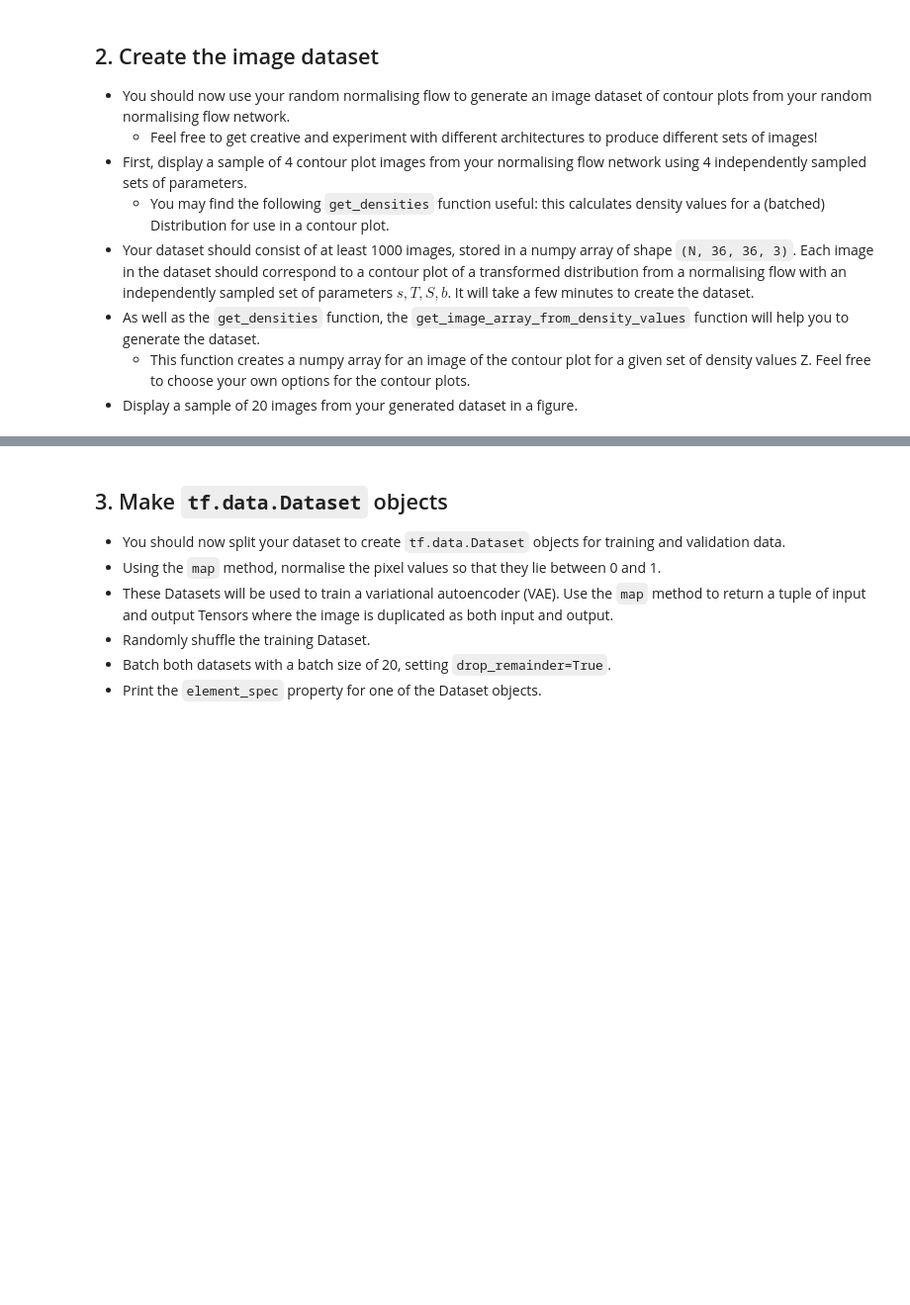
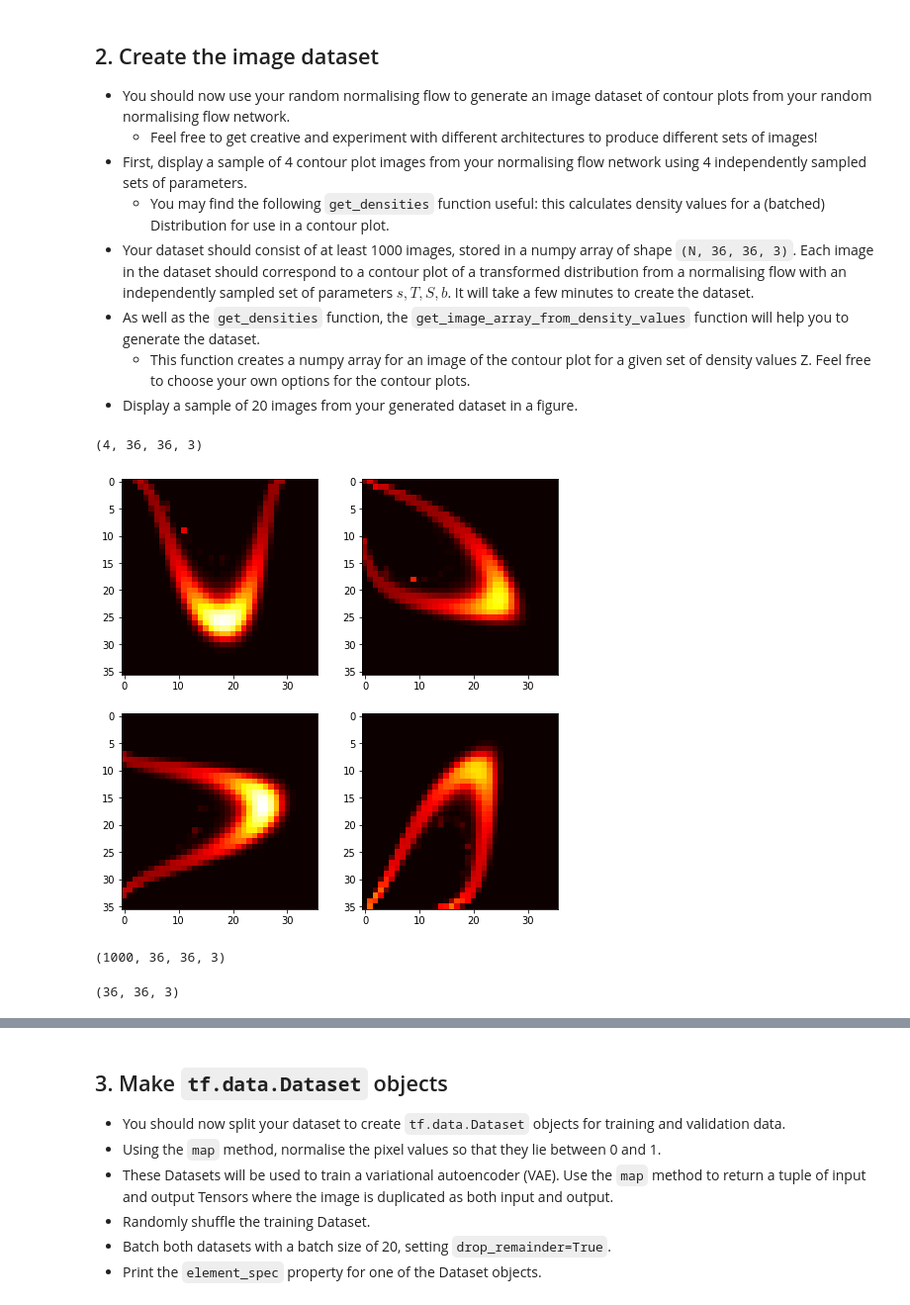
Before and after one commit to LuisDarioHinojosa/TF2_SP, a Jupyter notebook: C3/Capstone/Course_3_de_Capstone_Project.ipynb, the cells around one changed output, grey strips where cells are left out. Shown at 99% size. Cells and saved outputs as stored; diff of their text form; code cells hidden in the pictures; blank space fills up the shorter version.

```diff
--- a/C3/Capstone/Course_3_de_Capstone_Project.ipynb
+++ b/C3/Capstone/Course_3_de_Capstone_Project.ipynb
@@ -237,8 +227,10 @@ def extractFromDist(inputs,distributions):
 # %%
-def getImages(n ,baseDist = baseDistribution,inputs = inputs):
-  thetaDists, aDists = getManyRandomVariables(n)
-  #distributions = [performTransformation(baseDist,a,theta) for a,theta in zip(aDists,thetaDists)]
-  distributions = getDistributions(n,baseDist,aDists,thetaDists)
-  #Z = np.array([td.prob(inputs) for td in distributions])
-  Z = extractFromDist(inputs,distributions)
-  #return np.array([get_image_array_from_density_values(z) for z in Z])
+def getImageSamples(n):
+  #thetaDist,aList = getManyRandomVariables
+  aList = tf.random.normal(shape=[n], mean=3)
+  thetaDist = tf.random.uniform(shape=[n],minval = 0, maxval = pi)
+  transformedDists = [performTransformation(baseDistribution,a,theta)[1] for a,theta in zip(aList,thetaDist)]
+  #Z = np.array([get_densities(td) for td in transformedDists])
+  Z = np.array([td.prob(inputs) for td in transformedDists])
+  images = np.array([get_image_array_from_density_values(z) for z in Z])
+  return images
@@ -246,0 +237,20 @@ thetaDists, aDists = getManyRandomVariables(4)
+# %%
+# 4 images dataset
+images = 4
+imageSample4 =  getImageSamples(images)
+imageSample4.shape
+# %% [output]
+(4, 36, 36, 3)
+# %%
+fig, ax = plt.subplots(2, 2, figsize=(8, 8))
+for index,axis in enumerate(ax.flat):
+  axis.imshow(imageSample4[index])
+# %% [output]
+[figure, added]
+# %%
+# 1000 images dataset
+images = 1000
+imageSample1000 =  getImageSamples(images)
+imageSample1000.shape
+# %% [output]
+(1000, 36, 36, 3)
@@ -246,0 +259,5 @@ thetaDists, aDists = getManyRandomVariables(4)
+# %%
+img = imageSample1000[np.random.choice(indexes)]
+img.shape
+# %% [output]
+(36, 36, 3)
```
Also changed, not shown: parts of 47 cells of this notebook.
